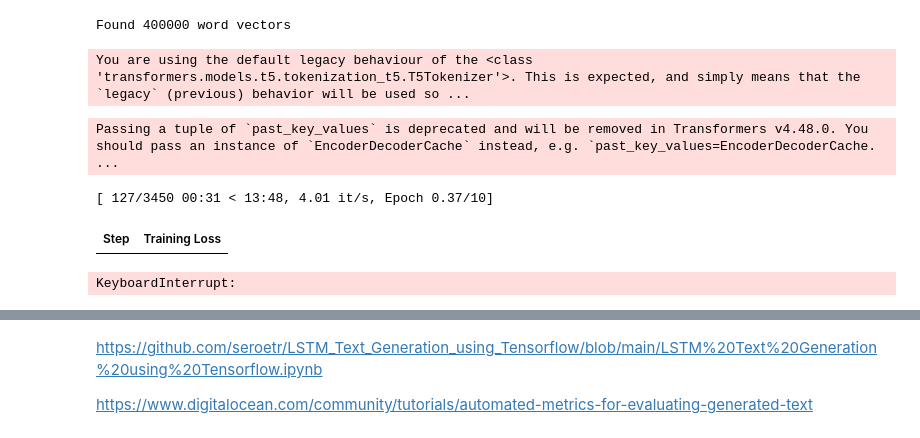
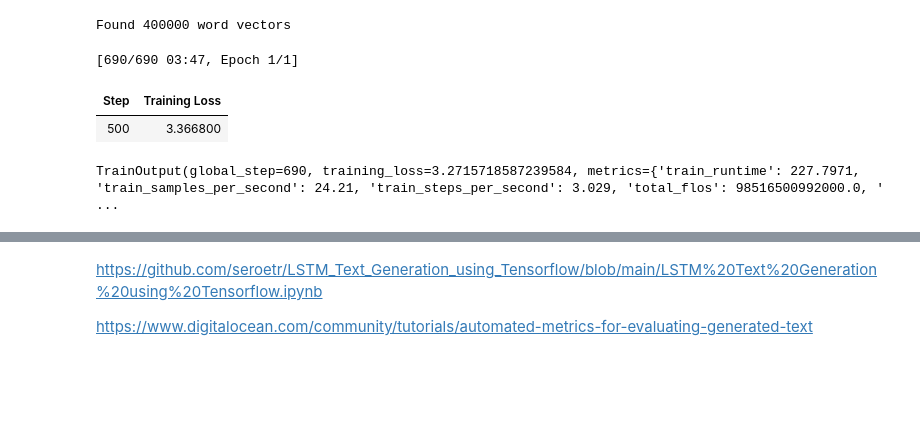
Before and after one commit to CHamilton0/COMP-SCI-7417-Applied-Natural-Language-Processing, a Jupyter notebook: Assignment2/ANLP_2025_S1_assignment2_a1766121_christopher_hamilton.ipynb, the cells around one changed output, grey strips where cells are left out. Cells and saved outputs as stored; diff of their text form; code cells hidden in the pictures; blank space fills up the shorter version.

Commit message:
adding second model testing

```diff
--- a/Assignment2/ANLP_2025_S1_assignment2_a1766121_christopher_hamilton.ipynb
+++ b/Assignment2/ANLP_2025_S1_assignment2_a1766121_christopher_hamilton.ipynb
@@ -375,6 +375,7 @@ outputs.head()
 Name: text, dtype: object
 # %%
-average_sequence_length = balanced_train_df['text'].apply(lambda text: text.split(' ')).apply(len).mean()
+from math import ceil
+average_sequence_length = int(ceil(balanced_train_df['text'].apply(lambda text: text.split(' ')).apply(len).mean()))
 # %% [markdown]
 ## Model
 # %%
@@ -517,19 +517,21 @@ maxlen = 200
 encoded_text = pad_sequences(tokenizer.texts_to_sequences(outputs), maxlen=maxlen)
 # %%
 model = T5ForConditionalGeneration.from_pretrained('t5-small')
-tokeniser = T5Tokenizer.from_pretrained('t5-small')
+model = BartForConditionalGeneration.from_pretrained('facebook/bart-base')
+
+tokeniser = AutoTokenizer.from_pretrained('t5-small')
+tokeniser = AutoTokenizer.from_pretrained('facebook/bart-base')
 
 tokenized = dataset.map(lambda batch: preprocess(tokeniser, batch), batched=True)
-training_args = TrainingArguments(output_dir='./results', per_device_train_batch_size=16, num_train_epochs=10)
+training_args = TrainingArguments(output_dir='./results', per_device_train_batch_size=8, num_train_epochs=1)
 
 trainer = Trainer(model=model, args=training_args, train_dataset=tokenized)
 trainer.train()
 # %% [output]
-You are using the default legacy behaviour of the <class 'transformers.models.t5.tokenization_t5.T5Tokenizer'>. This is expected, and simply means that the `legacy` (previous) behavior will be used so ...
+[690/690 03:47, Epoch 1/1]
+| Step | Training Loss |
+| 500 | 3.366800 |
-Passing a tuple of `past_key_values` is deprecated and will be removed in Transformers v4.48.0. You should pass an instance of `EncoderDecoderCache` instead, e.g. `past_key_values=EncoderDecoderCache. ...
+TrainOutput(global_step=690, training_loss=3.2715718587239584, metrics={'train_runtime': 227.7971, 'train_samples_per_second': 24.21, 'train_steps_per_second': 3.029, 'total_flos': 98516500992000.0, ' ...
-[ 127/3450 00:31 < 13:48, 4.01 it/s, Epoch 0.37/10]
-| Step | Training Loss |
-KeyboardInterrupt:
 # %%
 def generate_review(ratings_str):
     device = model.device
```
Also changed, not shown: parts of 9 cells of this notebook.
